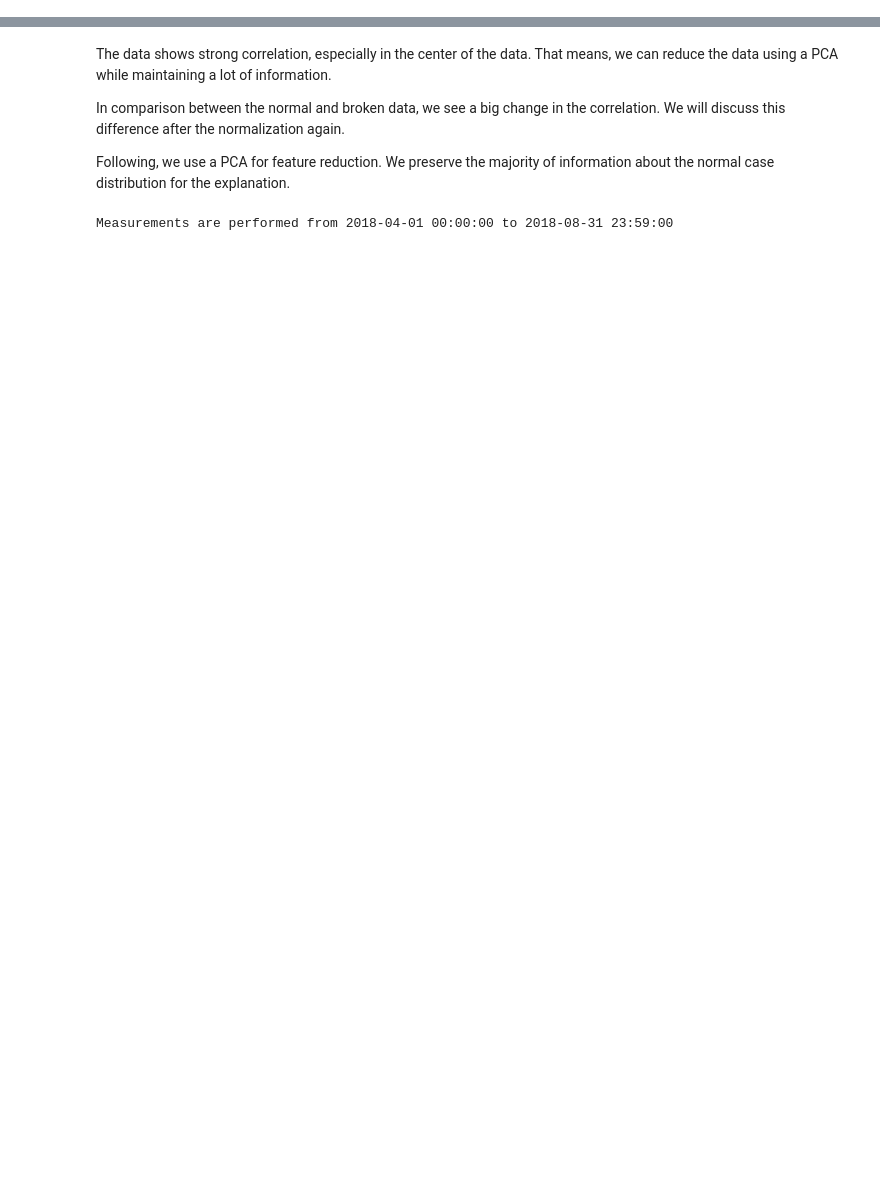
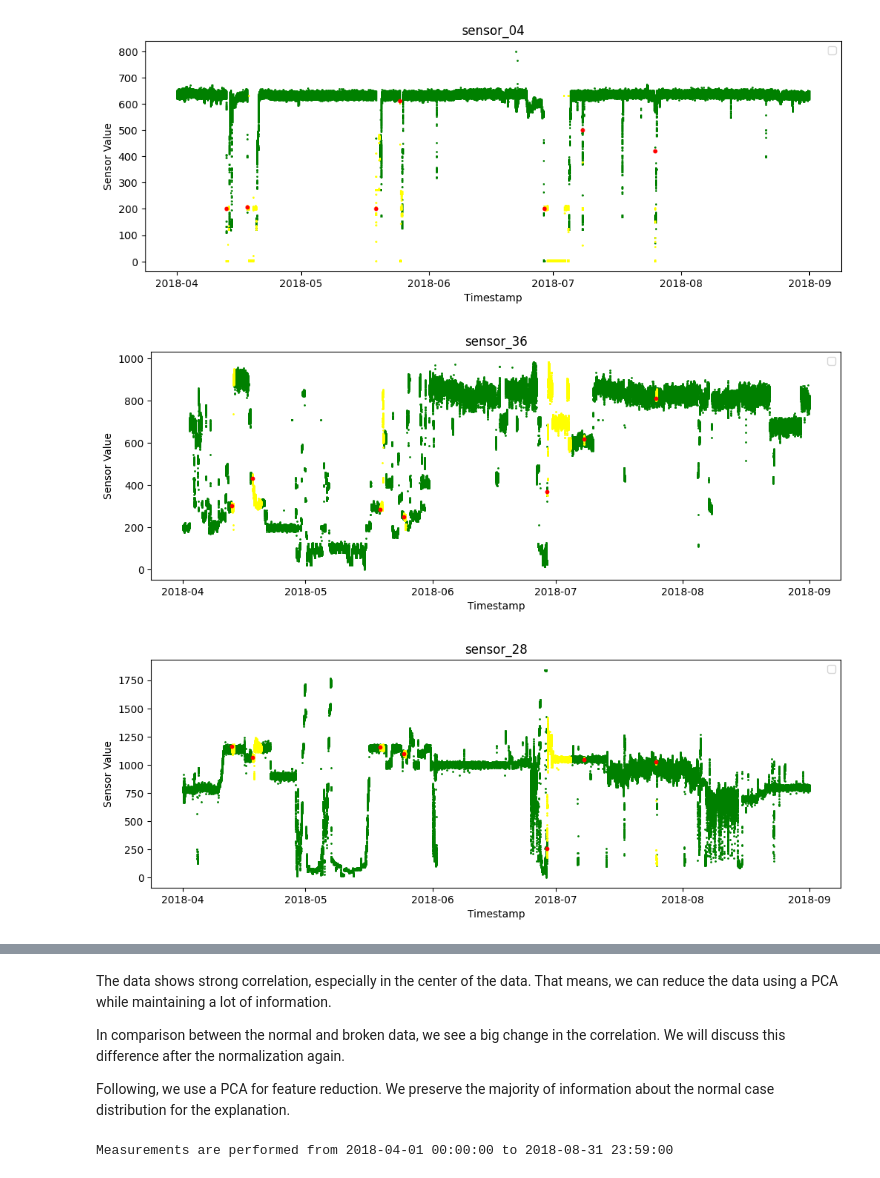
Before and after one commit to DrDiemotma/Demos, a Jupyter notebook: Notebooks/PredictiveMaintenanceExample.ipynb, the cells around one changed output, grey strips where cells are left out. Saved outputs shown, nothing was run; the diff lists cells and outputs as text; code cells hidden in the pictures; blank space fills up the shorter version.

```diff
--- a/Notebooks/PredictiveMaintenanceExample.ipynb
+++ b/Notebooks/PredictiveMaintenanceExample.ipynb
@@ -27,6 +21,8 @@ path = kagglehub.dataset_download("nphantawee/pump-sensor-data")
 # notice that copies the data to the driver and might slow down the evaluation
 # if you use online setups.
 VISUALIZATION: bool = True
+# how many plots to compare
+VISUALIZATION_NUMBER: int = 5
 # %%
 FILE_NAME: str = "sensor.csv"
 MACHINE_STATUS: str = "machine_status"
@@ -42,6 +45,13 @@ class Status(StrEnum):
     NORMAL = "NORMAL"
     BROKEN = "BROKEN"
     RECOVERING = "RECOVERING"
+
+
+colors = {
+    Status.NORMAL: "green",
+    Status.BROKEN: "red",
+    Status.RECOVERING: "yellow"
+}
 # %%
 # crete Spark session
 
@@ -114,4 +124,15 @@ df = df.fillna(medians)
 df_normal = df.where(F.col(MACHINE_STATUS) == Status.NORMAL)
 df_broken = df.where(F.col(MACHINE_STATUS) == Status.BROKEN)
 df_recovering = df.where(F.col(MACHINE_STATUS) == Status.RECOVERING)
+
+mean_values = {}
+sensor_diff = {}
+
+for status_name, df_status in [(Status.NORMAL, df_normal), (Status.BROKEN, df_broken), (Status.RECOVERING, df_recovering)]:
+    mean_row = df_status.agg(*[F.mean(c).alias(c) for c in sensors]).first()
+    mean_values[status_name] = {c: mean_row[c] for c in sensors}
+
+for c in sensors:
+    values = [mean_values[status][c] for status in [Status.NORMAL, Status.BROKEN]]
+    sensor_diff[c] = max(values) - min(values)
 # %% [output]
@@ -118,0 +140,25 @@ df_recovering = df.where(F.col(MACHINE_STATUS) == Status.RECOVERING)
+# %%
+if VISUALIZATION:
+    top_sensors = sorted(sensor_diff, key=sensor_diff.get, reverse=True)[:VISUALIZATION_NUMBER]
+    df_plot = pd.concat([
+        df_normal.select([TIMESTAMP] + top_sensors).toPandas().assign(Status=Status.NORMAL),
+        df_broken.select([TIMESTAMP] + top_sensors).toPandas().assign(Status=Status.BROKEN),
+        df_recovering.select([TIMESTAMP] + top_sensors).toPandas().assign(Status=Status.RECOVERING)
+    ])
+
+    for sensor in top_sensors:
+        plt.figure(figsize=(12, 4))
+        for status in [Status.NORMAL, Status.RECOVERING, Status.BROKEN]:
+            group = df_plot[df_plot["Status"] == status]
+            marker_size = 10 if status == Status.BROKEN else 1
+            plt.scatter(group[TIMESTAMP], group[sensor], color=colors[status], s=marker_size)
+
+        plt.title(sensor)
+        plt.xlabel("Timestamp")
+        plt.ylabel("Sensor Value")
+        plt.legend()
+        plt.show()
+# %% [output]
+[figure, added]
+[figure, added]
+[figure, added]
```
Also changed, not shown: parts of 16 cells of this notebook.
